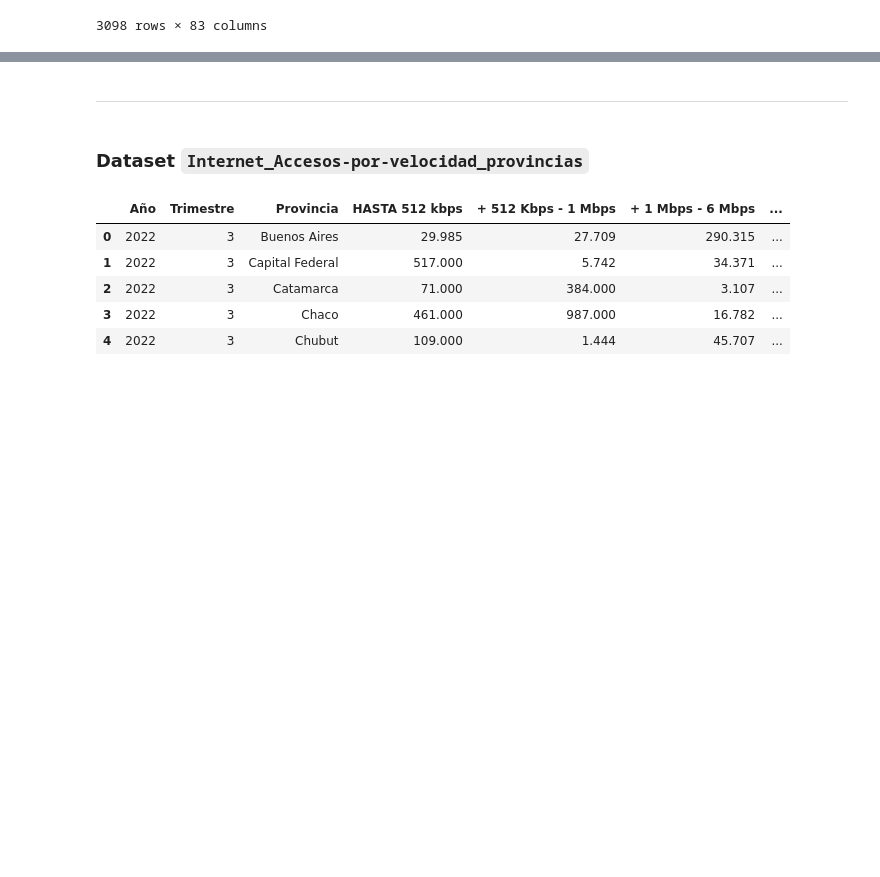
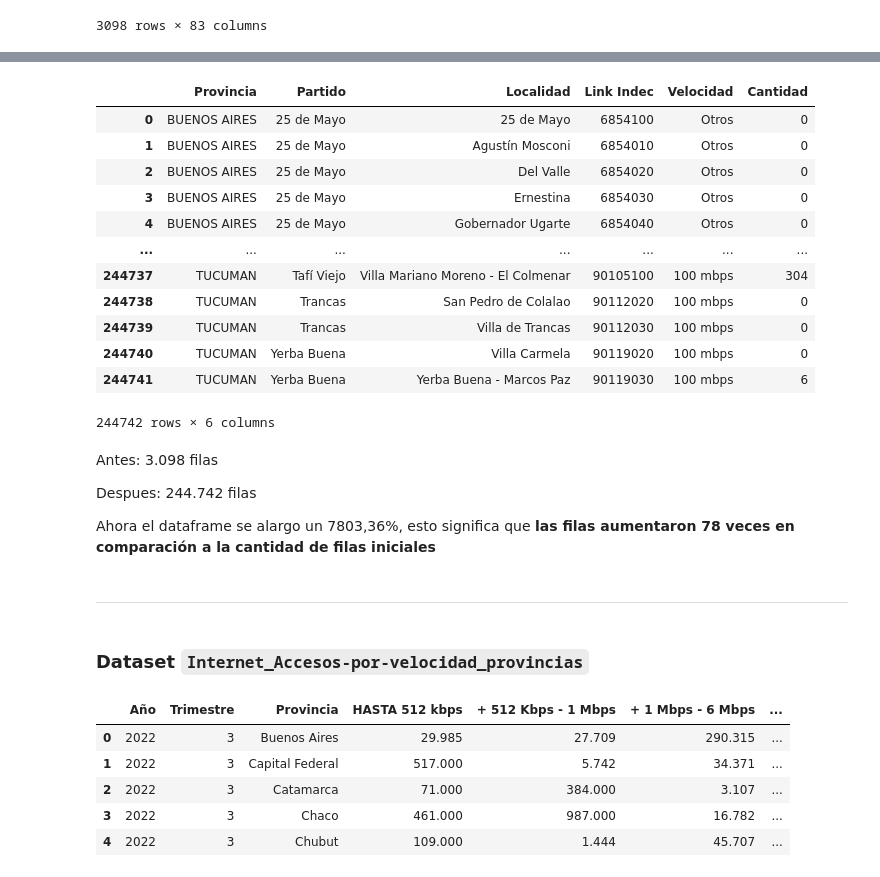
Before and after one commit to uriellmendezz/Analisis_Telecomunicaciones, a Jupyter notebook: ETL.ipynb, the cells around one changed output, grey strips where cells are left out. Cells and saved outputs as stored; diff of their text form; code cells hidden in the pictures; blank space fills up the shorter version.

```diff
--- a/ETL.ipynb
+++ b/ETL.ipynb
@@ -484,5 +486,5 @@ df.to_csv('clean_datasets/mbps_pais_trimestral.csv', index=False)
 # %%
-df = pd.read_csv('original_datasets\internet_vel_bajada_localidades.csv')
+df = pd.read_csv('original_datasets/internet_vel_bajada_localidades.csv')
 df
 # %% [output]
 |  | Provincia | Partido | Localidad | Link Indec | Otros | 0,256 mbps | 0,375 mbps | 0,5 mbps | 0,512 mbps | ... |
@@ -516,7 +518,8 @@ columns = ['Otros',
        '100 mbps']
 
 for c in columns:
-    df[c] = pd.to_numeric(df[c].astype(str).fillna('0').str.replace(',','.')).astype(int)
+    df[c] = df[c].fillna('0')
+    df[c] = pd.to_numeric(df[c].astype(str).fillna('0').str.replace(',','.'), errors = 'coerce').astype(int)
 # %%
 df.sample(4)
 # %% [output]
@@ -529,3 +538,30 @@ df.sample(4)
+# %%
+df = pd.melt(frame=df,
+        id_vars=['Provincia', 'Partido', 'Localidad', 'Link Indec'],
+        var_name='Velocidad',
+        value_name='Cantidad')
+
+df
+# %% [output]
+|  | Provincia | Partido | Localidad | Link Indec | Velocidad | Cantidad |
+| 0 | BUENOS AIRES | 25 de Mayo | 25 de Mayo | 6854100 | Otros | 0 |
+| 1 | BUENOS AIRES | 25 de Mayo | Agustín Mosconi | 6854010 | Otros | 0 |
+| 2 | BUENOS AIRES | 25 de Mayo | Del Valle | 6854020 | Otros | 0 |
+| 3 | BUENOS AIRES | 25 de Mayo | Ernestina | 6854030 | Otros | 0 |
+| 4 | BUENOS AIRES | 25 de Mayo | Gobernador Ugarte | 6854040 | Otros | 0 |
+| ... | ... | ... | ... | ... | ... | ... |
+| 244737 | TUCUMAN | Tafí Viejo | Villa Mariano Moreno - El Colmenar | 90105100 | 100 mbps | 304 |
+| 244738 | TUCUMAN | Trancas | San Pedro de Colalao | 90112020 | 100 mbps | 0 |
+| 244739 | TUCUMAN | Trancas | Villa de Trancas | 90112030 | 100 mbps | 0 |
+| 244740 | TUCUMAN | Yerba Buena | Villa Carmela | 90119020 | 100 mbps | 0 |
+| 244741 | TUCUMAN | Yerba Buena | Yerba Buena - Marcos Paz | 90119030 | 100 mbps | 6 |
+244742 rows × 6 columns
+# %% [markdown]
+Antes: 3.098 filas
+
+Despues: 244.742 filas
+
+Ahora el dataframe se alargo un 7803,36%, esto significa que **las filas aumentaron 78 veces en comparación a la cantidad de filas iniciales**
 # %%
 df.to_csv('clean_datasets/velocidad_bajada_localidades.csv', index=False)
 # %% [markdown]
```
Also changed, not shown: parts of 4 cells of this notebook, 3 other files.
